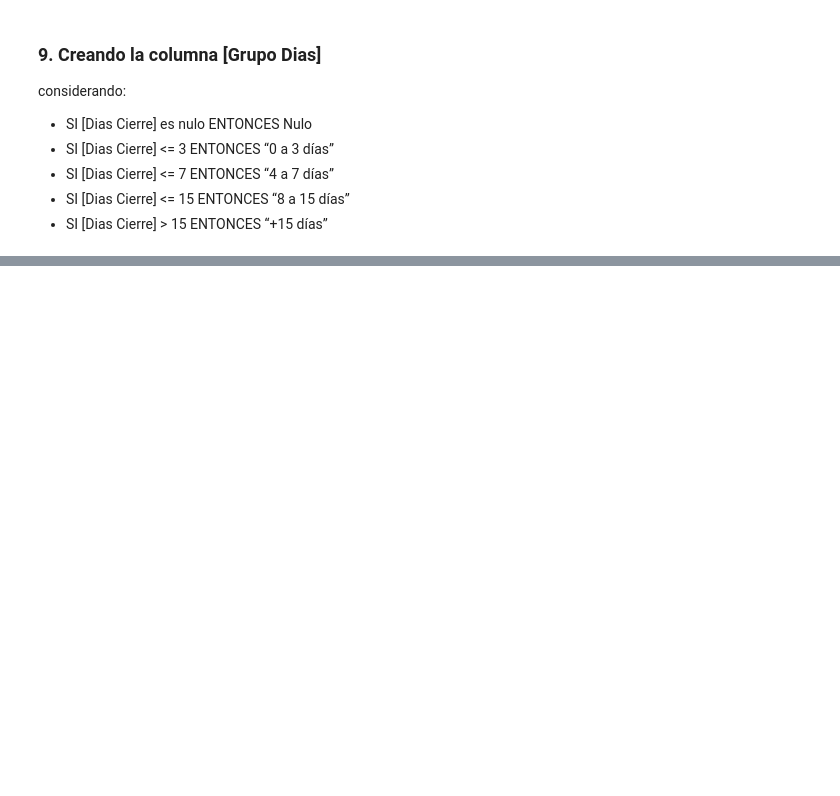
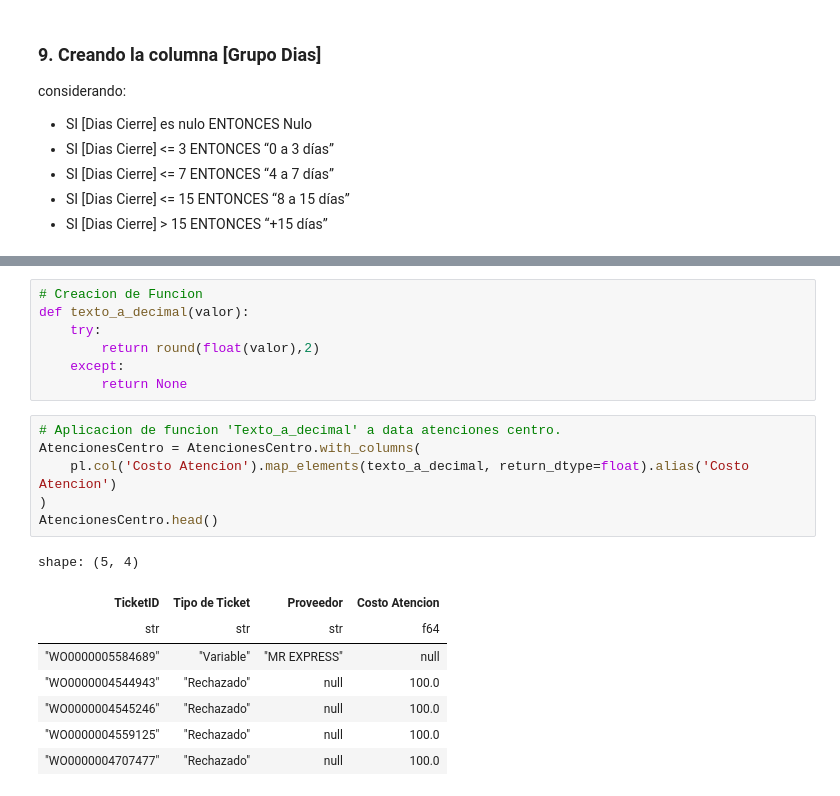
Before and after one commit to iameddyjoe/PYTHON_ETL_E1, a Jupyter notebook: Proceso_ETL.ipynb, the cells around one changed output, grey strips where cells are left out. Saved outputs shown, nothing was run; the diff lists cells and outputs as text; blank space fills up the shorter version.

```diff
--- a/Proceso_ETL.ipynb
+++ b/Proceso_ETL.ipynb
@@ -247,0 +334,22 @@ shape: (5, 11)
+# %%
+# Creacion de Funcion
+def texto_a_decimal(valor):
+    try:
+        return round(float(valor),2)
+    except:
+        return None
+# %%
+# Aplicacion de funcion 'Texto_a_decimal' a data atenciones centro.
+AtencionesCentro = AtencionesCentro.with_columns(
+    pl.col('Costo Atencion').map_elements(texto_a_decimal, return_dtype=float).alias('Costo Atencion')
+)
+AtencionesCentro.head()
+# %% [output]
+shape: (5, 4)
+| TicketID | Tipo de Ticket | Proveedor | Costo Atencion |
+| str | str | str | f64 |
+| "WO0000005584689" | "Variable" | "MR EXPRESS" | null |
+| "WO0000004544943" | "Rechazado" | null | 100.0 |
+| "WO0000004545246" | "Rechazado" | null | 100.0 |
+| "WO0000004559125" | "Rechazado" | null | 100.0 |
+| "WO0000004707477" | "Rechazado" | null | 100.0 |
```
Also changed, not shown: parts of 6 cells of this notebook.
